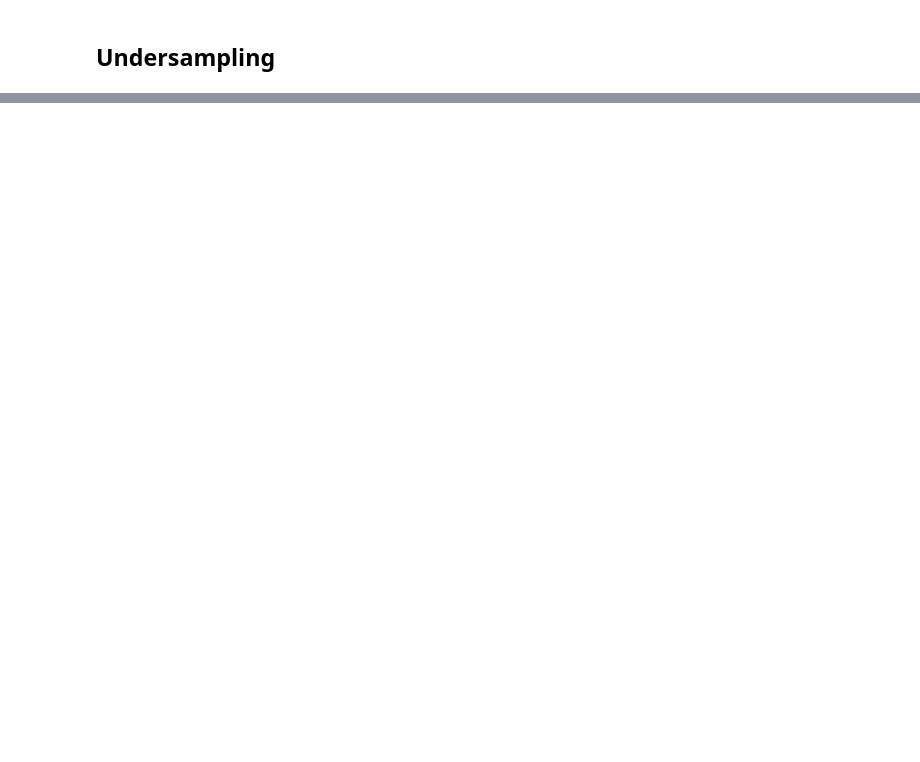
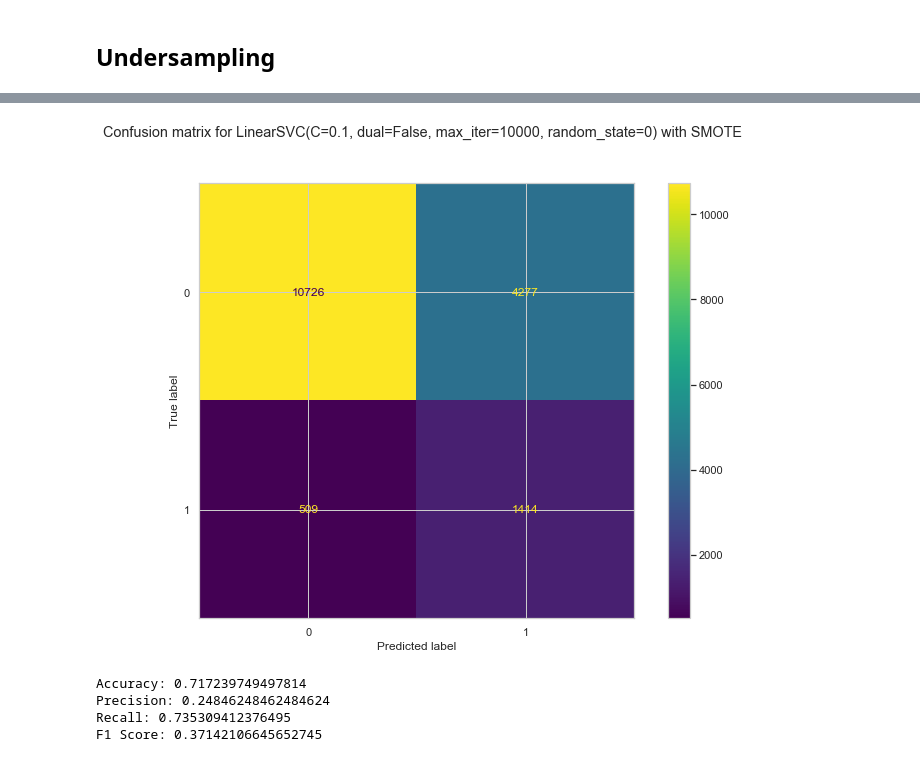
Before and after one commit to ml-project-2020/covid, a Jupyter notebook: SVM DecisionTrees.ipynb, the cells around one changed output, grey strips where cells are left out. Saved outputs shown, nothing was run; the diff lists cells and outputs as text; code cells hidden in the pictures; blank space fills up the shorter version.

```diff
--- a/SVM DecisionTrees.ipynb
+++ b/SVM DecisionTrees.ipynb
@@ -213,0 +232,8 @@ plt.setp(ax[1],yticks=[]);
+# %%
+grid_search = GridSearchCV(estimator=LinearSVC(random_state=0, max_iter=10000, dual=False),
+                           param_grid=paramgrid, cv=10,
+                           return_train_score=True,
+                           scoring=['accuracy', 'precision', 'recall'],
+                           refit='accuracy')
+grid_search.fit(X_undersamp_train_NORM, y_undersamp_train)
+cv_results_df = pd.DataFrame(grid_search.cv_results_)
@@ -213,0 +254,22 @@ plt.setp(ax[1],yticks=[]);
+# %%
+y_predicted = grid_search.best_estimator_.predict(X_test_NORM)
+
+fig, ax = plt.subplots()
+fig.set_size_inches(12, 8)
+plt.suptitle('Confusion matrix for '+str(grid_search.best_estimator_)+' with SMOTE');
+plot_confusion_matrix(grid_search.best_estimator_, X_test_NORM,y_test, ax=ax);
+# %% [output]
+[figure, added]
+# %%
+print('''Accuracy: {}
+Precision: {}
+Recall: {}
+F1 Score: {}'''.format(sklearn.metrics.accuracy_score(y_test, y_predicted),
+                       sklearn.metrics.precision_score(y_test, y_predicted),
+                       sklearn.metrics.recall_score(y_test, y_predicted),
+                       sklearn.metrics.f1_score(y_test, y_predicted)))
+# %% [output]
+Accuracy: 0.717239749497814
+Precision: 0.24846248462484624
+Recall: 0.735309412376495
+F1 Score: 0.37142106645652745
```
Also changed, not shown: parts of 36 cells of this notebook.
